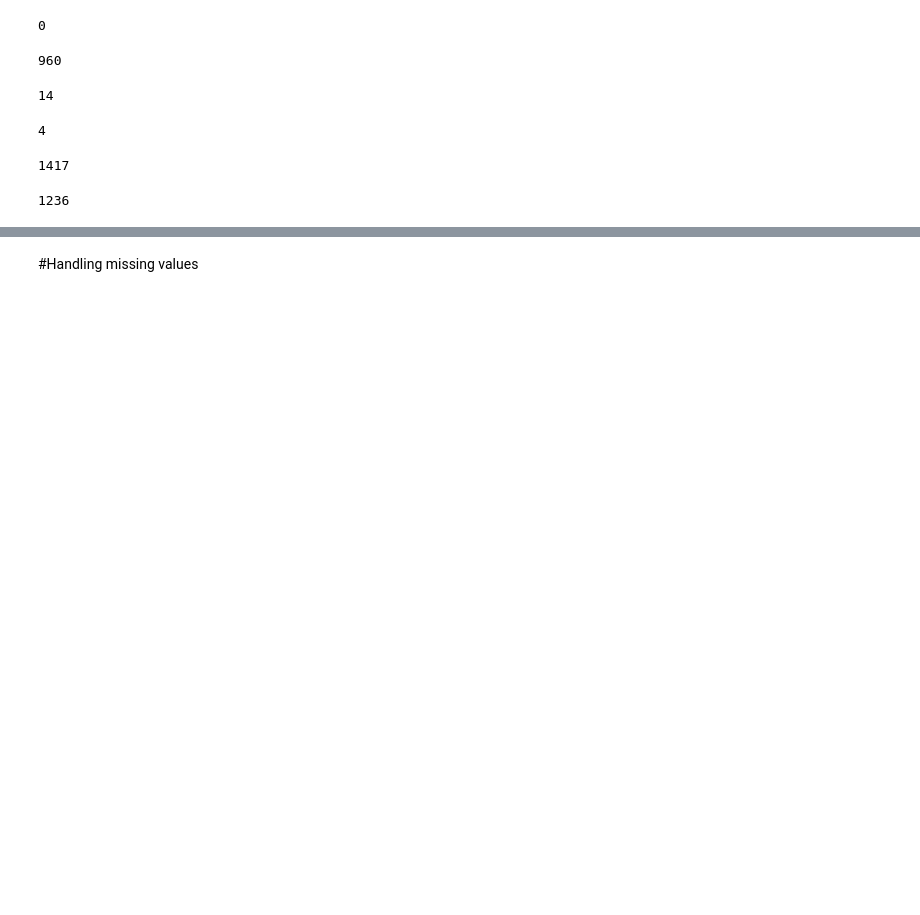
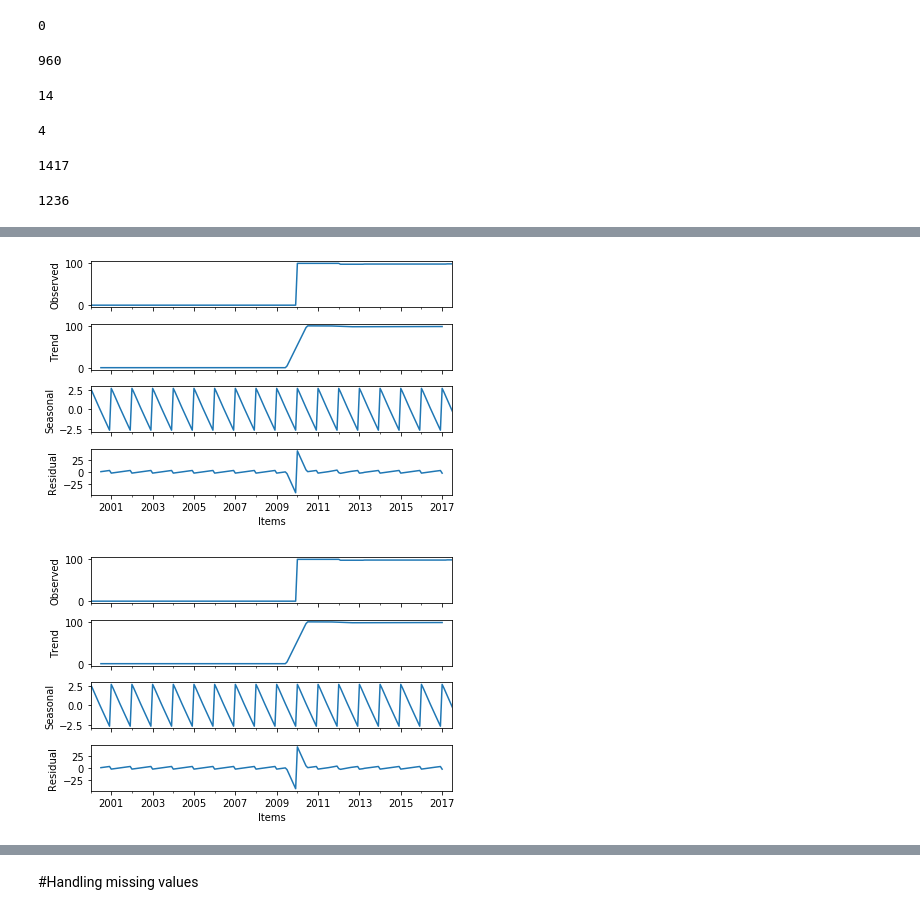
Before and after one commit to aang13/Google_colab_projects, a Jupyter notebook: MonthLy_Motor_Vehicle_Prediction.ipynb, the cells around one changed output, grey strips where cells are left out. Cells and saved outputs as stored; diff of their text form; code cells hidden in the pictures; blank space fills up the shorter version.

```diff
--- a/MonthLy_Motor_Vehicle_Prediction.ipynb
+++ b/MonthLy_Motor_Vehicle_Prediction.ipynb
@@ -63,0 +127,11 @@ VitalStatisticsOfSpecifiedServiceIndustriesAutomobileLe.isnull().sum().sum()
+# %%
+corporateServicePriceIndex.rename(columns={"water transport ancillary service": "WTAS"},inplace=True)
+corporateServicePriceIndex['WTAS']=corporateServicePriceIndex['WTAS'].fillna(0)
+corporateServicePriceIndex.reset_index(inplace=True)
+corporateServicePriceIndex['Items']=pd.to_datetime(corporateServicePriceIndex['Items'])
+corporateServicePriceIndex=corporateServicePriceIndex.set_index('Items')
+seasonal_decompostion= sm.tsa.seasonal_decompose(corporateServicePriceIndex['WTAS'])
+seasonal_decompostion.plot()
+# %% [output]
+[figure, added]
+[figure, added]
```
Also changed, not shown: parts of 48 cells of this notebook.
